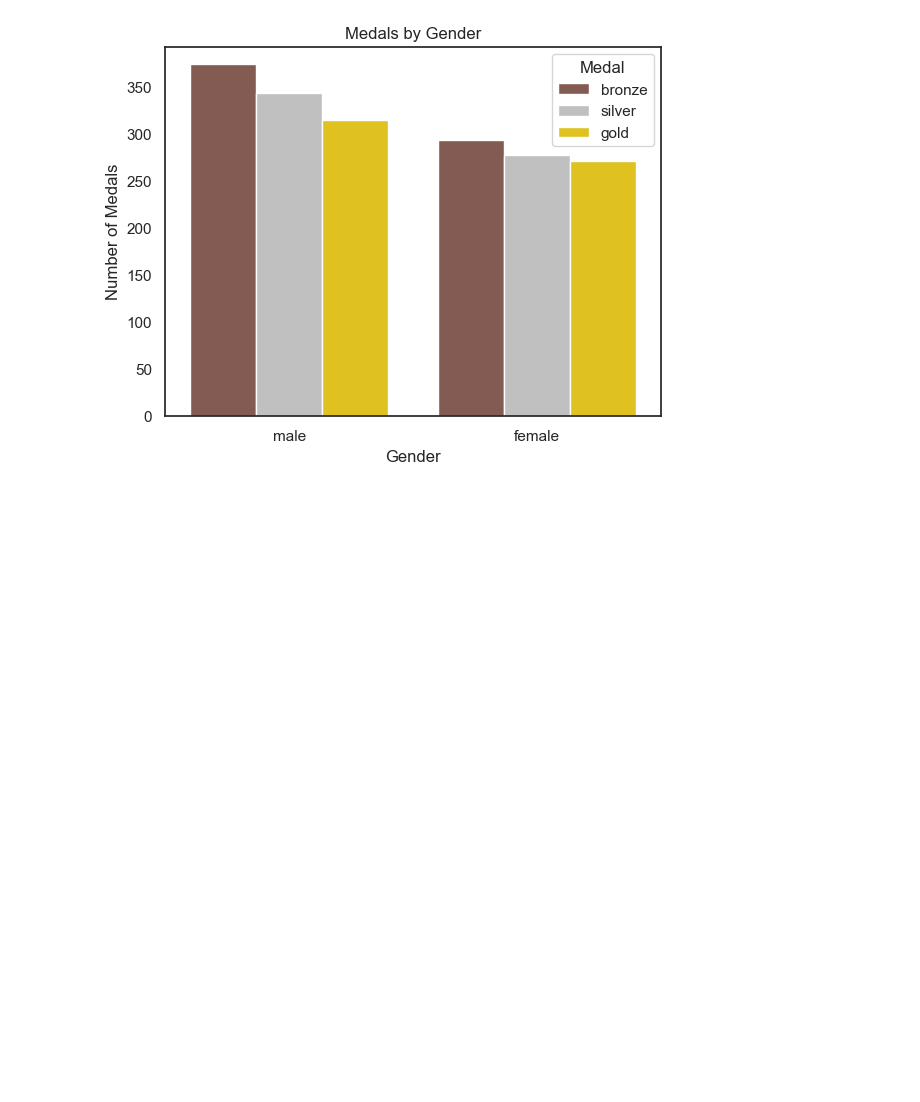
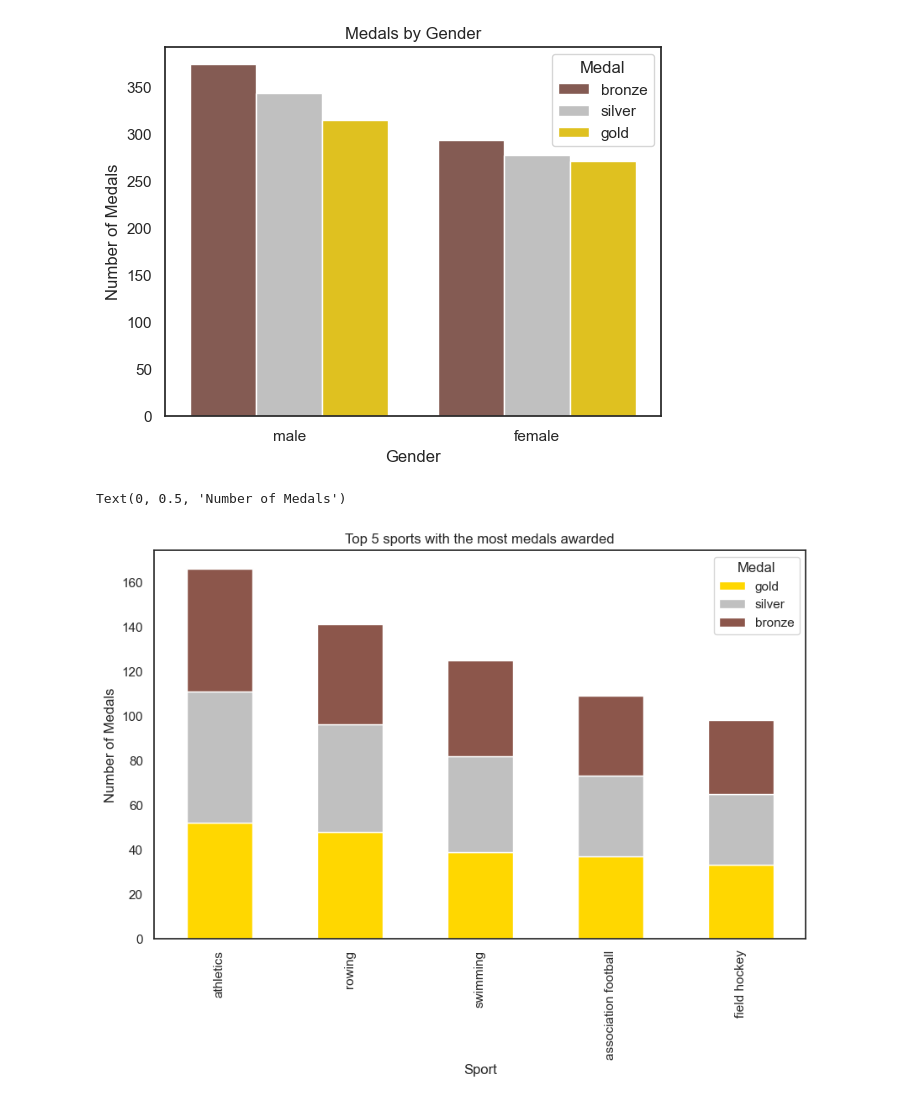
Before and after one commit to JaylynneCM/Monterroso-Data-Science-Portfolio, a Jupyter notebook: TidyData-Project/Tidy_Data_Notebook.ipynb, the cells around one changed output. Cells and saved outputs as stored; diff of their text form; code cells hidden in the pictures; blank space fills up the shorter version.

Commit message:
Created 2nd visualization with Tidy Data

```diff
--- a/TidyData-Project/Tidy_Data_Notebook.ipynb
+++ b/TidyData-Project/Tidy_Data_Notebook.ipynb
@@ -167,3 +167,26 @@ plt.ylabel ("Number of Medals")
 plt.show()
 # %% [output]
 [figure]
+# %%
+# Identify the Top 5 Sports by medal count
+top_5_Sports = df_Final_Tidy['Sport'].value_counts().head(5).index
+
+# filters medalist who won medals in the top 5 awarded sports
+df_top_5 = df_Final_Tidy[df_Final_Tidy['Sport'].isin(top_5_Sports)]
+
+# I use .unstack() to turn the 'Medal' values into their own columns
+medals_counted = df_top_5.groupby(['Sport','Medal']).size().unstack(fill_value=0)
+# I reordered the columns now to visually show Gold first, then silver then Bronze.
+medals_counted = medals_counted[['gold', 'silver', 'bronze']]
+# Changed the order of Rows to chronologically show most to least medals by sport
+medals_counted = medals_counted.loc[top_5_Sports]
+# I used the top 5 and unstacked columns to create the plot
+medals_counted.plot(kind = 'bar', stacked=True, color = ['gold','silver', 'tab:brown'], figsize= (10,6))
+
+# Add labels for aesthetic and clarity
+plt.title("Top 5 sports with the most medals awarded")
+plt.xlabel("Sport")
+plt.ylabel("Number of Medals")
+# %% [output]
+Text(0, 0.5, 'Number of Medals')
+[figure, added]
```
Also changed, not shown: parts of 1 cell of this notebook.
